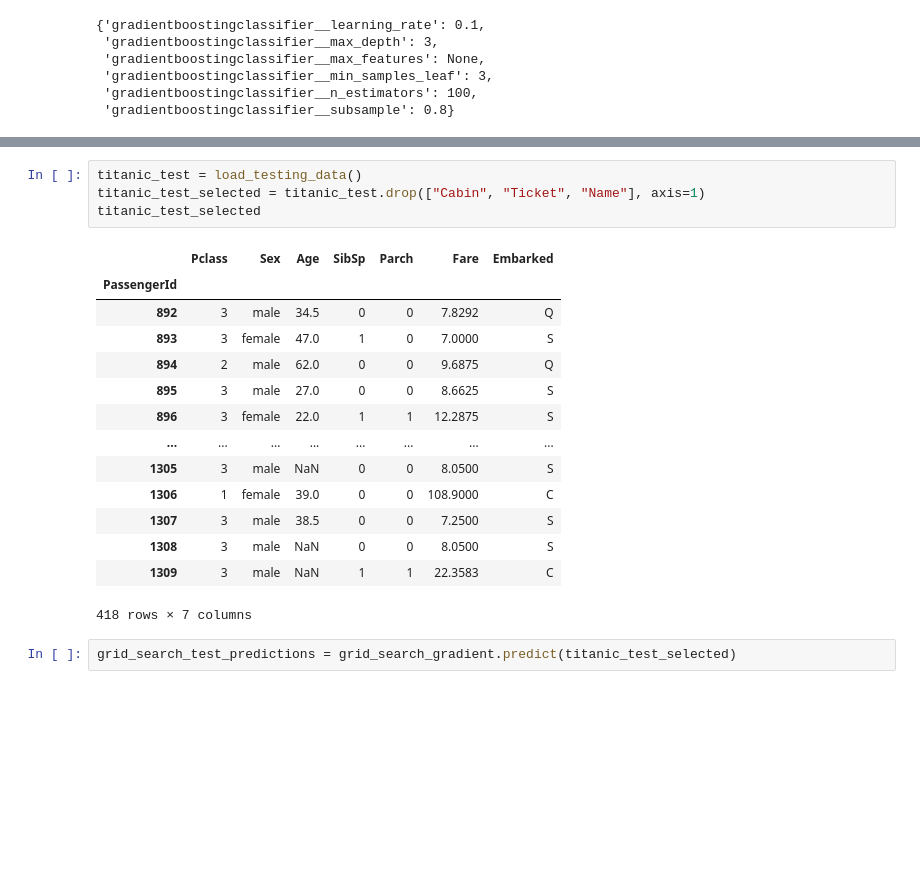
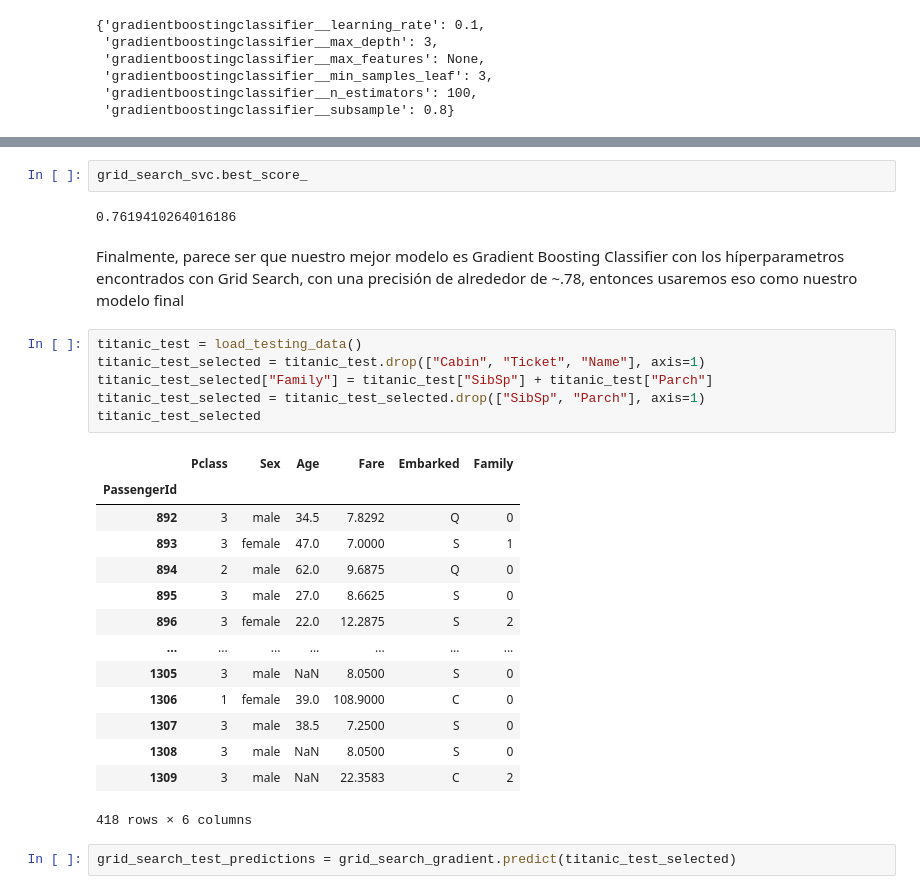
Before and after one commit to Kauboimausu/kaggle_titanic_competition, a Jupyter notebook: titanic.ipynb, the cells around one changed output, grey strips where cells are left out. Cells and saved outputs as stored; diff of their text form; blank space fills up the shorter version.

```diff
--- a/titanic.ipynb
+++ b/titanic.ipynb
@@ -394,22 +487,30 @@ grid_search_gradient.best_score_
+# %%
+grid_search_svc.best_score_
+# %% [output]
+0.7619410264016186
+# %% [markdown]
+Finalmente, parece ser que nuestro mejor modelo es Gradient Boosting Classifier con los híperparametros encontrados con Grid Search, con una precisión de alrededor de ~.78, entonces usaremos eso como nuestro modelo final
 # %%
 titanic_test = load_testing_data()
 titanic_test_selected = titanic_test.drop(["Cabin", "Ticket", "Name"], axis=1)
+titanic_test_selected["Family"] = titanic_test["SibSp"] + titanic_test["Parch"]
+titanic_test_selected = titanic_test_selected.drop(["SibSp", "Parch"], axis=1)
 titanic_test_selected
 # %% [output]
-|  | Pclass | Sex | Age | SibSp | Parch | Fare | Embarked |
-| PassengerId |  |  |  |  |  |  |  |
-| 892 | 3 | male | 34.5 | 0 | 0 | 7.8292 | Q |
-| 893 | 3 | female | 47.0 | 1 | 0 | 7.0000 | S |
-| 894 | 2 | male | 62.0 | 0 | 0 | 9.6875 | Q |
-| 895 | 3 | male | 27.0 | 0 | 0 | 8.6625 | S |
-| 896 | 3 | female | 22.0 | 1 | 1 | 12.2875 | S |
-| ... | ... | ... | ... | ... | ... | ... | ... |
-| 1305 | 3 | male | NaN | 0 | 0 | 8.0500 | S |
-| 1306 | 1 | female | 39.0 | 0 | 0 | 108.9000 | C |
-| 1307 | 3 | male | 38.5 | 0 | 0 | 7.2500 | S |
-| 1308 | 3 | male | NaN | 0 | 0 | 8.0500 | S |
-| 1309 | 3 | male | NaN | 1 | 1 | 22.3583 | C |
+|  | Pclass | Sex | Age | Fare | Embarked | Family |
+| PassengerId |  |  |  |  |  |  |
+| 892 | 3 | male | 34.5 | 7.8292 | Q | 0 |
+| 893 | 3 | female | 47.0 | 7.0000 | S | 1 |
+| 894 | 2 | male | 62.0 | 9.6875 | Q | 0 |
+| 895 | 3 | male | 27.0 | 8.6625 | S | 0 |
+| 896 | 3 | female | 22.0 | 12.2875 | S | 2 |
+| ... | ... | ... | ... | ... | ... | ... |
+| 1305 | 3 | male | NaN | 8.0500 | S | 0 |
+| 1306 | 1 | female | 39.0 | 108.9000 | C | 0 |
+| 1307 | 3 | male | 38.5 | 7.2500 | S | 0 |
+| 1308 | 3 | male | NaN | 8.0500 | S | 0 |
+| 1309 | 3 | male | NaN | 22.3583 | C | 2 |
-418 rows × 7 columns
+418 rows × 6 columns
 # %%
 grid_search_test_predictions = grid_search_gradient.predict(titanic_test_selected)
 # %%
```
Also changed, not shown: parts of 25 cells of this notebook.
